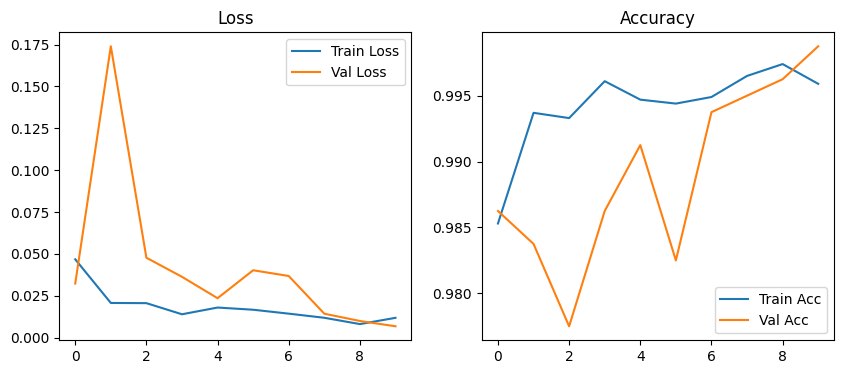
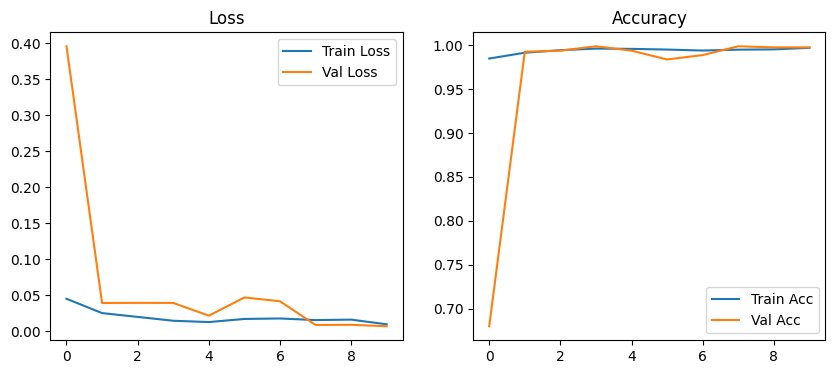
Code edit (unified diff) that turned the first committed figure into the second:
--- before
+++ after
@@ -1,3 +1,3 @@
-plt.figure(FigSize=(10,4))
+plt.figure(figsize=(10,4))
 
 plt.subplot(1,2,1)

Commit: new training weights